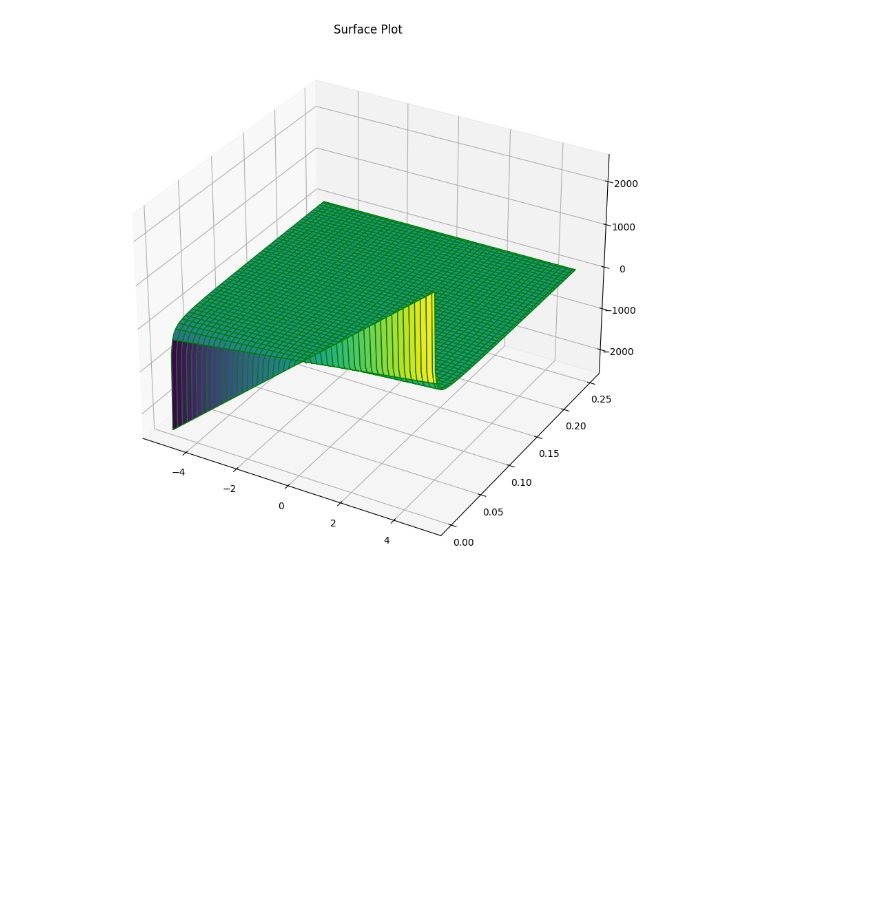
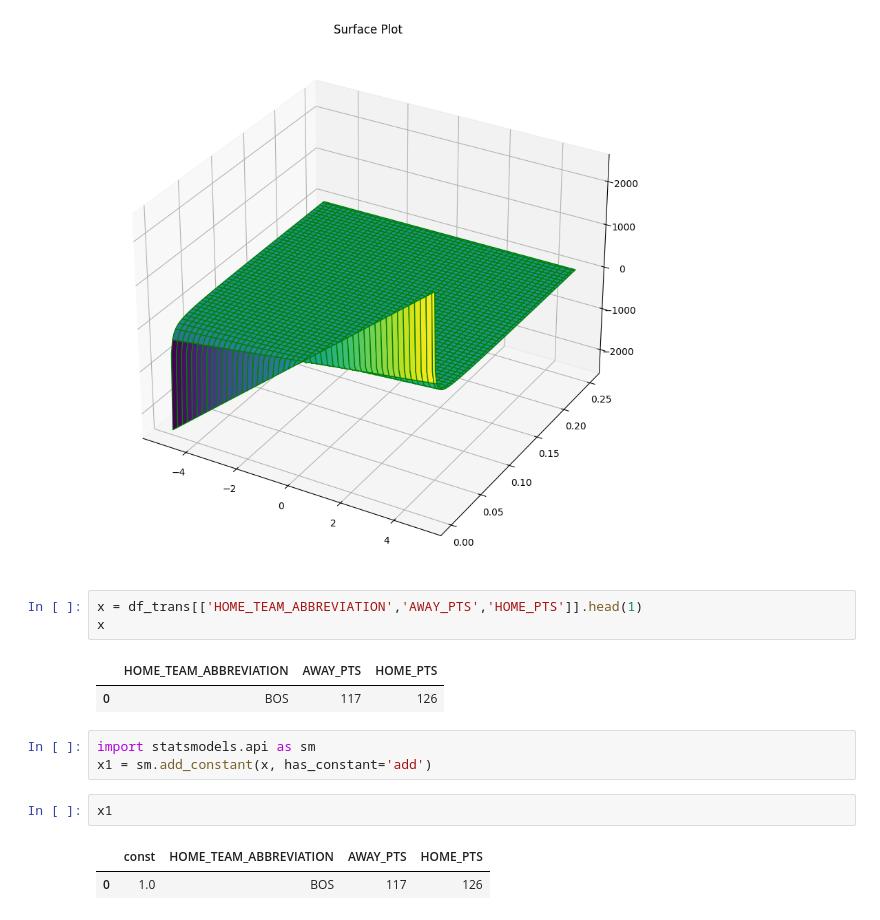
Before and after one commit to samluxenberg1/nba_hustle_sdg, a Jupyter notebook: notebooks/diff_game_game_theory.ipynb, the cells around one changed output. Drawn from its saved outputs; the diff is of its cells as text; blank space fills up the shorter version.

```diff
--- a/notebooks/diff_game_game_theory.ipynb
+++ b/notebooks/diff_game_game_theory.ipynb
@@ -753,3 +765,17 @@ ax.set_title('Surface Plot')
 # %% [output]
 Text(0.5, 0.92, 'Surface Plot')
 [figure]
+# %%
+x = df_trans[['HOME_TEAM_ABBREVIATION','AWAY_PTS','HOME_PTS']].head(1)
+x
+# %% [output]
+|  | HOME_TEAM_ABBREVIATION | AWAY_PTS | HOME_PTS |
+| 0 | BOS | 117 | 126 |
+# %%
+import statsmodels.api as sm
+x1 = sm.add_constant(x, has_constant='add')
+# %%
+x1
+# %% [output]
+|  | const | HOME_TEAM_ABBREVIATION | AWAY_PTS | HOME_PTS |
+| 0 | 1.0 | BOS | 117 | 126 |
```
Also changed, not shown: parts of 4 cells of this notebook, 8 other files.
